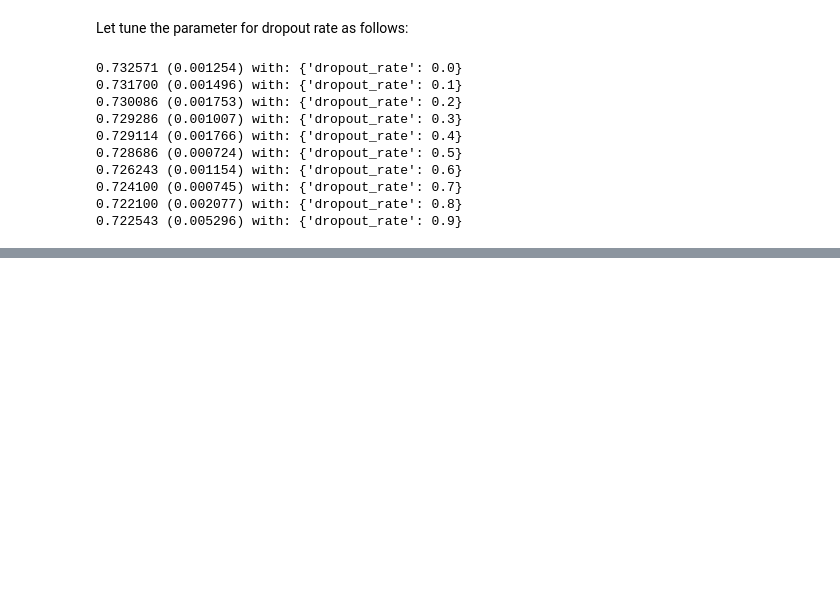
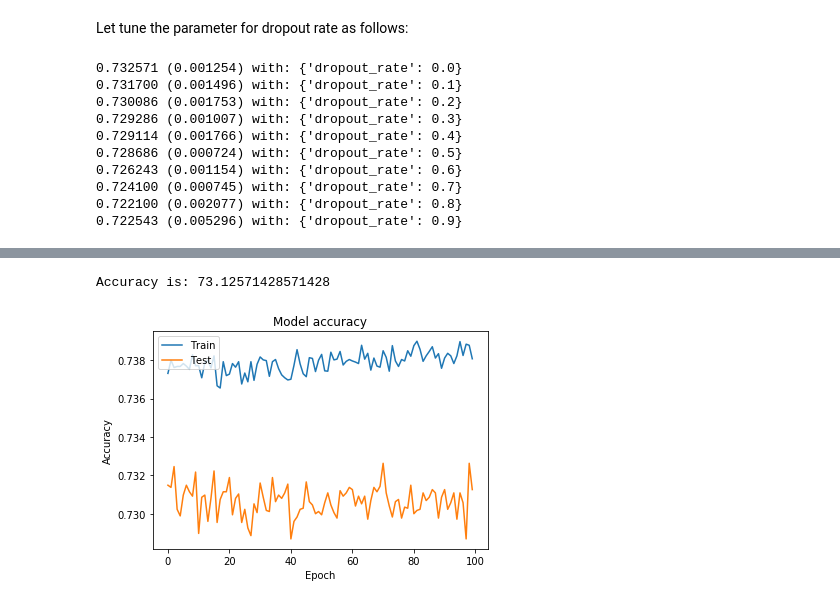
Before and after one commit to marijamladenovic94/cardio_prediction, a Jupyter notebook: cardio_model_prediction.ipynb, the cells around one changed output, grey strips where cells are left out. Cells and saved outputs as stored; diff of their text form; code cells hidden in the pictures; blank space fills up the shorter version.

Commit message:
I create some models for purpose of bettwer accuracy with neural network.

```diff
--- a/cardio_model_prediction.ipynb
+++ b/cardio_model_prediction.ipynb
@@ -782,0 +759,33 @@ for mean, stdev, param in zip(means_batch_eph, stds_batch_eph, params_batch_eph)
+# %%
+#Now we will define function for model training and testing with neural networks
+#Function for creating model
+def model_train(optimizer='adam', activation = 'relu'):
+    # create model
+    model = Sequential()
+    model.add(Dense(16, input_dim=8, activation=activation))
+    model.add(Dense(8, activation=activation))
+    model.add(Dense(2, activation='softmax'))
+
+    # Compile model
+    model.compile(loss='categorical_crossentropy', optimizer=optimizer, metrics=['accuracy'])
+    return model
+
+#Function for testing model
+def model_test(model):
+    y_pred = model.predict(X_test)
+    #Converting predictions to label
+    pred = list()
+    for i in range(len(y_pred)):
+        pred.append(np.argmax(y_pred[i]))
+    #Converting one hot encoded test label to label
+    test = list()
+    for i in range(len(y_test)):
+        test.append(np.argmax(y_test[i]))
+    a = accuracy_score(pred,test)
+    print('Accuracy is:', a*100)
+    return a*100
+# %%
+#Model compile
+model_1 = model_train(optimizer='adam', activation = 'relu')
+#Model fit
+history_v1 = model_1.fit(X_train, y_train, epochs=100, batch_size=64)
@@ -782,0 +810,2 @@ for mean, stdev, param in zip(means_batch_eph, stds_batch_eph, params_batch_eph)
+# %%
+history_v1_2 = model_1.fit(X_train, y_train,validation_data = (X_test,y_test), epochs=100, batch_size=64)
@@ -782,0 +830,12 @@ for mean, stdev, param in zip(means_batch_eph, stds_batch_eph, params_batch_eph)
+# %%
+acc_1 = model_test(model_1)
+plt.plot(history_v1_2.history['accuracy'])
+plt.plot(history_v1_2.history['val_accuracy'])
+plt.title('Model accuracy')
+plt.ylabel('Accuracy')
+plt.xlabel('Epoch')
+plt.legend(['Train', 'Test'], loc='upper left')
+plt.show()
+# %% [output]
+Accuracy is: 73.12571428571428
+[figure, added]
```
Also changed, not shown: parts of 14 cells of this notebook.
